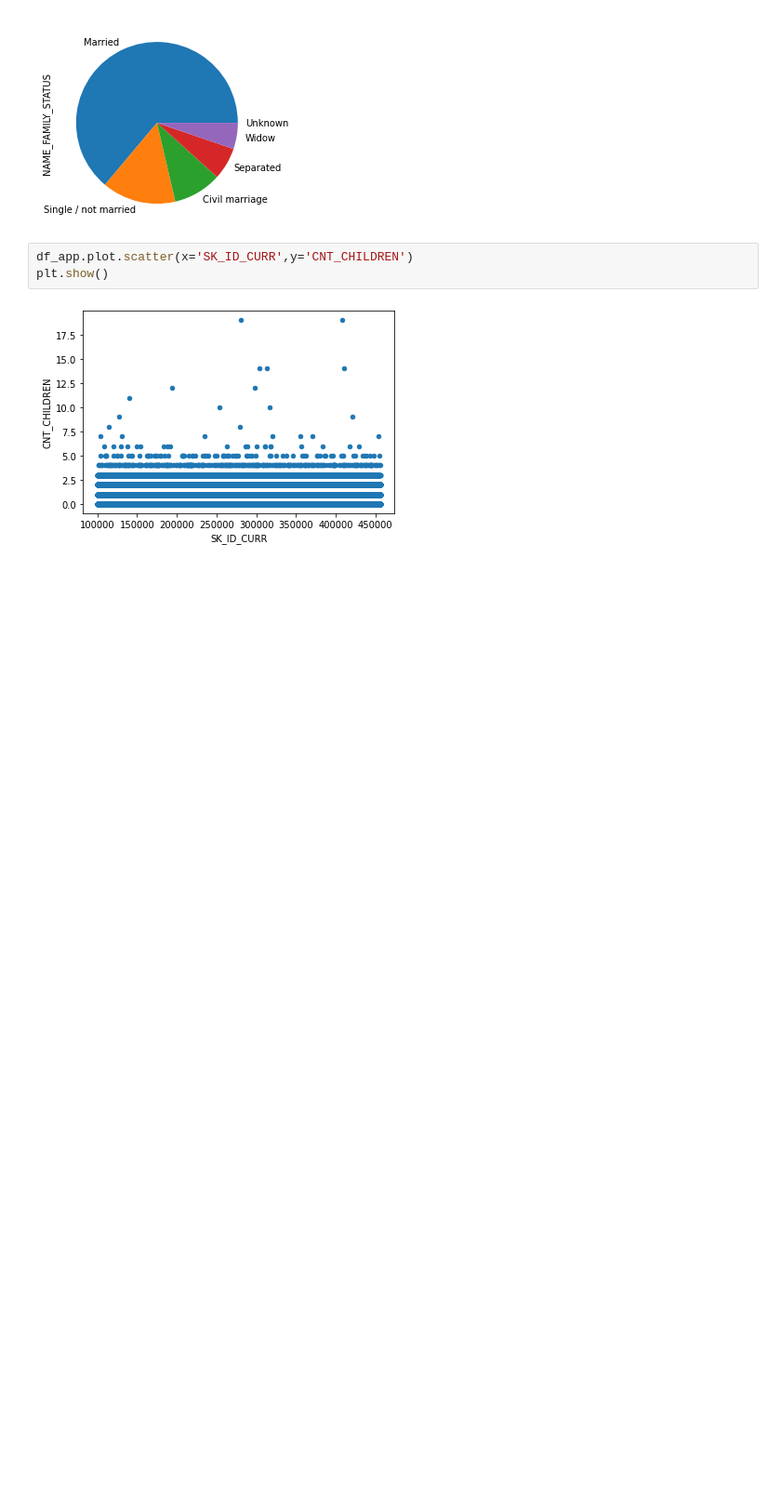
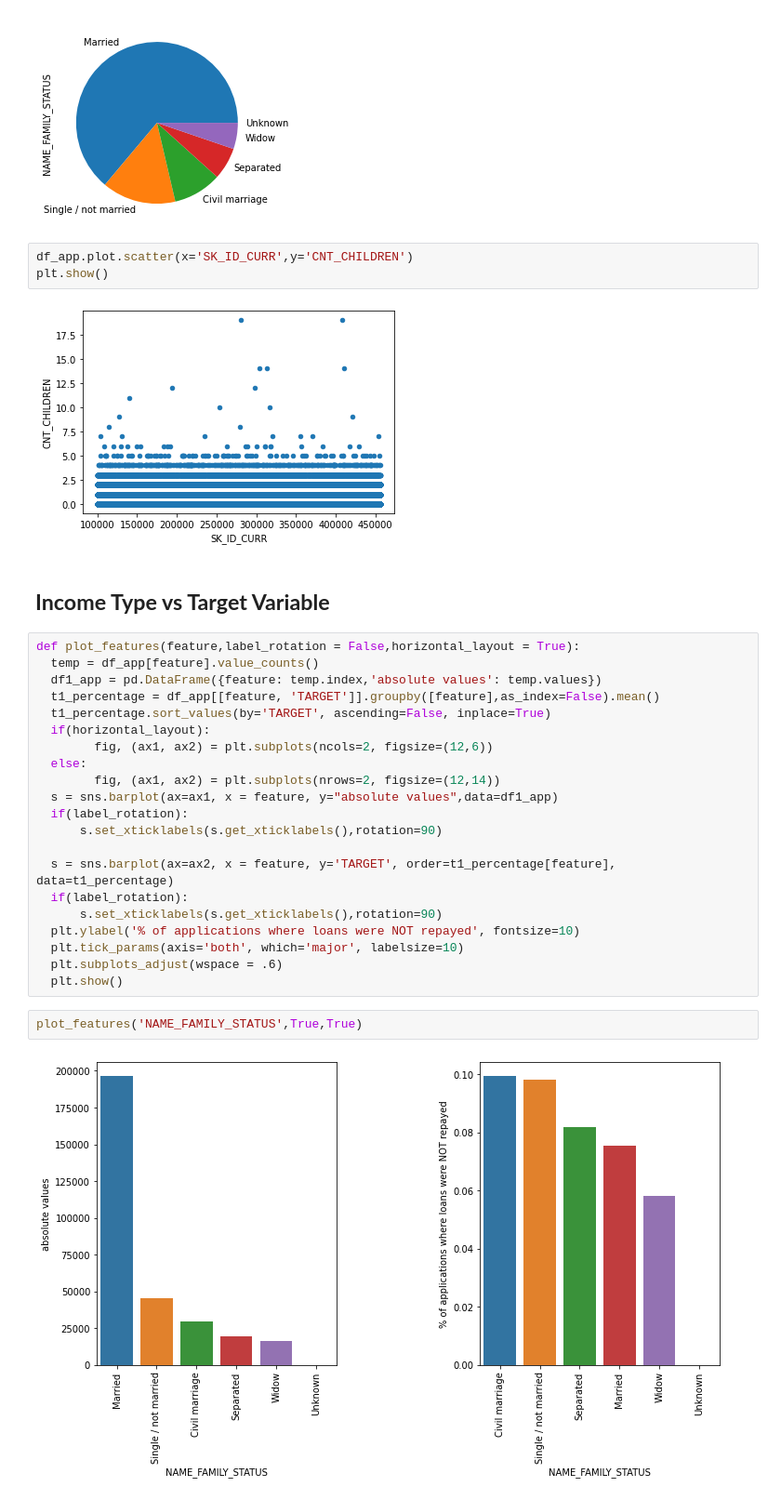
Before and after one commit to nikhilmamidipaka/Bank-Loan-Prediction-Dataset, a Jupyter notebook: Bank_Loan_Prediction_Dataset.ipynb, the cells around one changed output. Shown: that part at 93% size. Drawn from its saved outputs; the diff is of its cells as text; blank space fills up the shorter version.

```diff
--- a/Bank_Loan_Prediction_Dataset.ipynb
+++ b/Bank_Loan_Prediction_Dataset.ipynb
@@ -350,3 +356,30 @@ df_app.plot.scatter(x='SK_ID_CURR',y='CNT_CHILDREN')
 plt.show()
 # %% [output]
 [figure]
+# %% [markdown]
+## **Income Type vs Target Variable**
+# %%
+def plot_features(feature,label_rotation = False,horizontal_layout = True):
+  temp = df_app[feature].value_counts()
+  df1_app = pd.DataFrame({feature: temp.index,'absolute values': temp.values})
+  t1_percentage = df_app[[feature, 'TARGET']].groupby([feature],as_index=False).mean()
+  t1_percentage.sort_values(by='TARGET', ascending=False, inplace=True)
+  if(horizontal_layout):
+        fig, (ax1, ax2) = plt.subplots(ncols=2, figsize=(12,6))
+  else:
+        fig, (ax1, ax2) = plt.subplots(nrows=2, figsize=(12,14))
+  s = sns.barplot(ax=ax1, x = feature, y="absolute values",data=df1_app)
+  if(label_rotation):
+      s.set_xticklabels(s.get_xticklabels(),rotation=90)
+
+  s = sns.barplot(ax=ax2, x = feature, y='TARGET', order=t1_percentage[feature], data=t1_percentage)
+  if(label_rotation):
+      s.set_xticklabels(s.get_xticklabels(),rotation=90)
+  plt.ylabel('% of applications where loans were NOT repayed', fontsize=10)
+  plt.tick_params(axis='both', which='major', labelsize=10)
+  plt.subplots_adjust(wspace = .6)
+  plt.show()
+# %%
+plot_features('NAME_FAMILY_STATUS',True,True)
+# %% [output]
+[figure, added]
```
Also changed, not shown: parts of 7 cells of this notebook.
